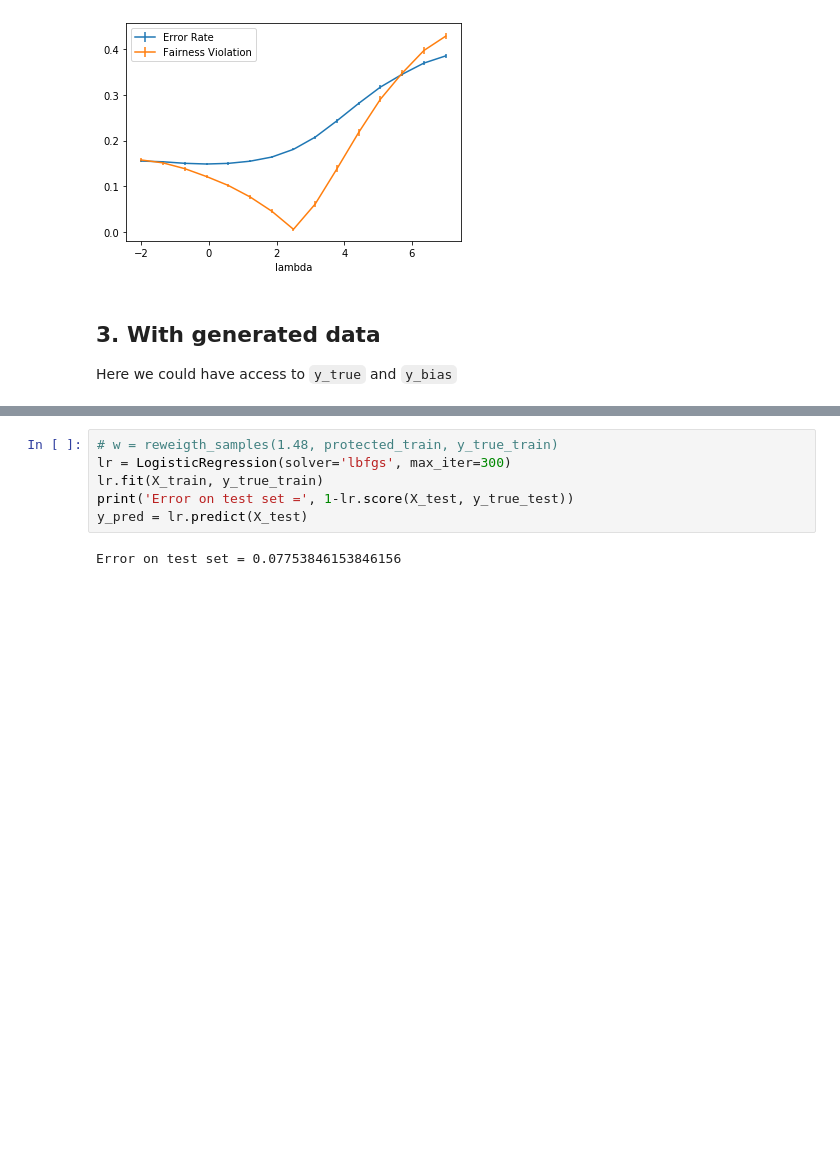
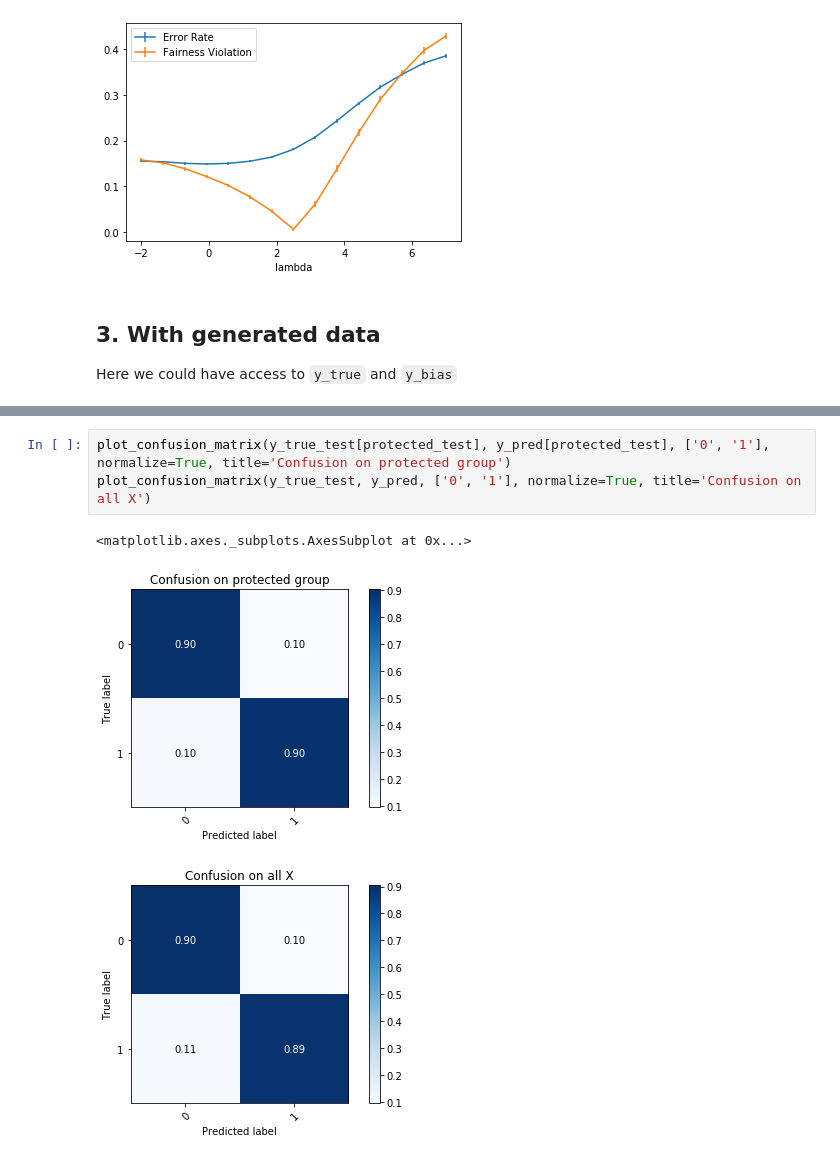
Before and after one commit to TwsThomas/fairness, a Jupyter notebook: fairness adult.ipynb, the cells around one changed output, grey strips where cells are left out. Saved outputs shown, nothing was run; the diff lists cells and outputs as text; blank space fills up the shorter version.

```diff
--- a/fairness adult.ipynb
+++ b/fairness adult.ipynb
@@ -272,8 +339,7 @@ Error on test set = 0.1421538461538462
-# %%
-# w = reweigth_samples(1.48, protected_train, y_true_train)
-lr = LogisticRegression(solver='lbfgs', max_iter=300)
-lr.fit(X_train, y_true_train)
-print('Error on test set =', 1-lr.score(X_test, y_true_test))
-y_pred = lr.predict(X_test)
-# %% [output]
-Error on test set = 0.07753846153846156
+# %%
+plot_confusion_matrix(y_true_test[protected_test], y_pred[protected_test], ['0', '1'], normalize=True, title='Confusion on protected group')
+plot_confusion_matrix(y_true_test, y_pred, ['0', '1'], normalize=True, title='Confusion on all X')
+# %% [output]
+<matplotlib.axes._subplots.AxesSubplot at 0x...>
+[figure, added]
+[figure, added]
```
Also changed, not shown: parts of 14 cells of this notebook, 1 other file.
